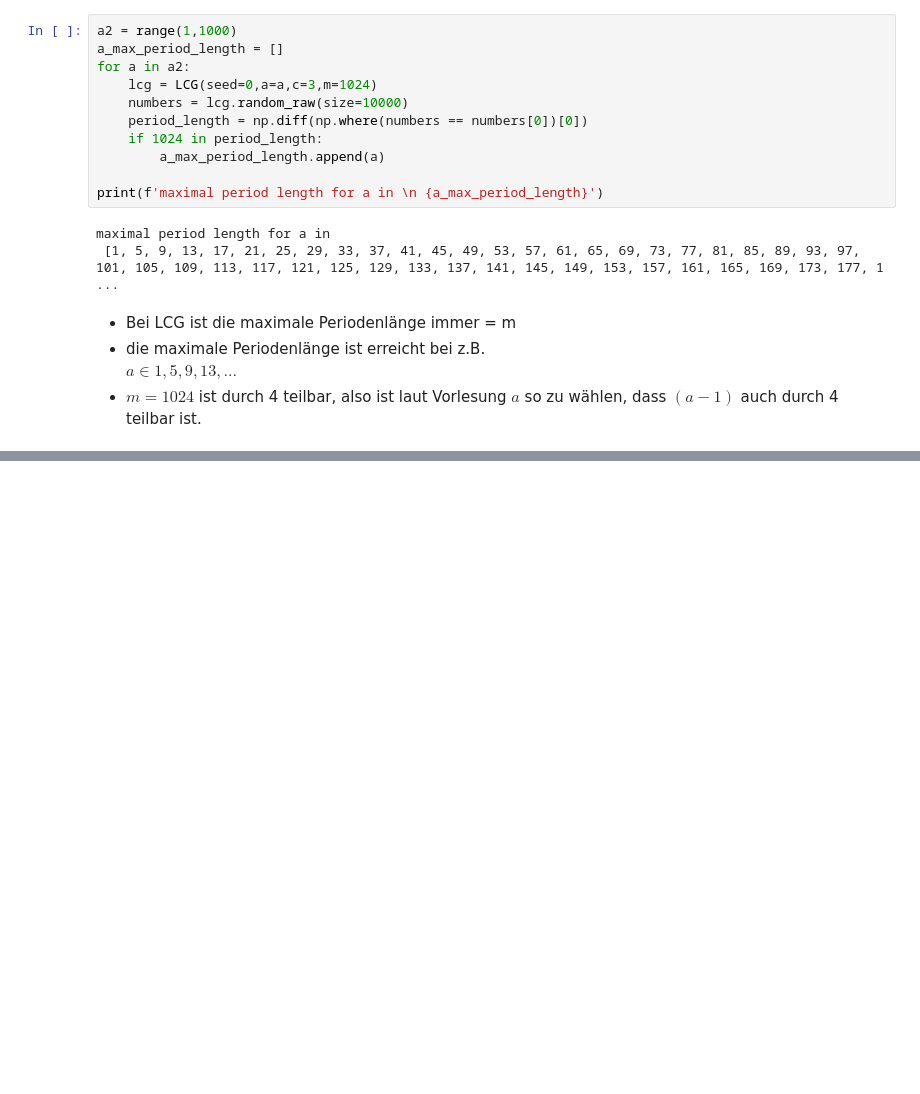
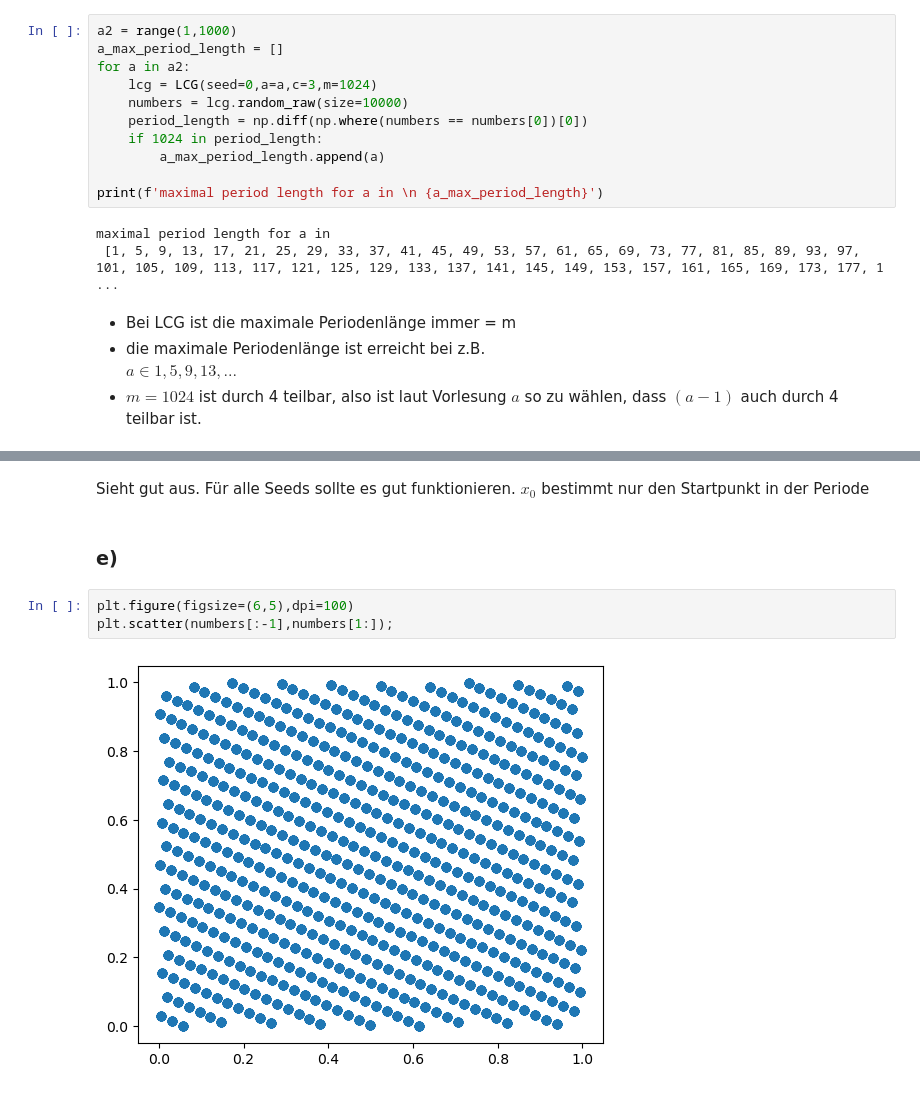
Before and after one commit to NicoJG/SMD, a Jupyter notebook: blatt03/blatt03_nico.ipynb, the cells around one changed output, grey strips where cells are left out. Saved outputs shown, nothing was run; the diff lists cells and outputs as text; blank space fills up the shorter version.

```diff
--- a/blatt03/blatt03_nico.ipynb
+++ b/blatt03/blatt03_nico.ipynb
@@ -60,0 +84,10 @@ $a \in {1,5,9,13,...}$
+# %% [markdown]
+Sieht gut aus.
+Für alle Seeds sollte es gut funktionieren. $x_0$ bestimmt nur den Startpunkt in der Periode
+# %% [markdown]
+### e)
+# %%
+plt.figure(figsize=(6,5),dpi=100)
+plt.scatter(numbers[:-1],numbers[1:]);
+# %% [output]
+[figure, added]
```
Also changed, not shown: parts of 15 cells of this notebook, 1 other file.
